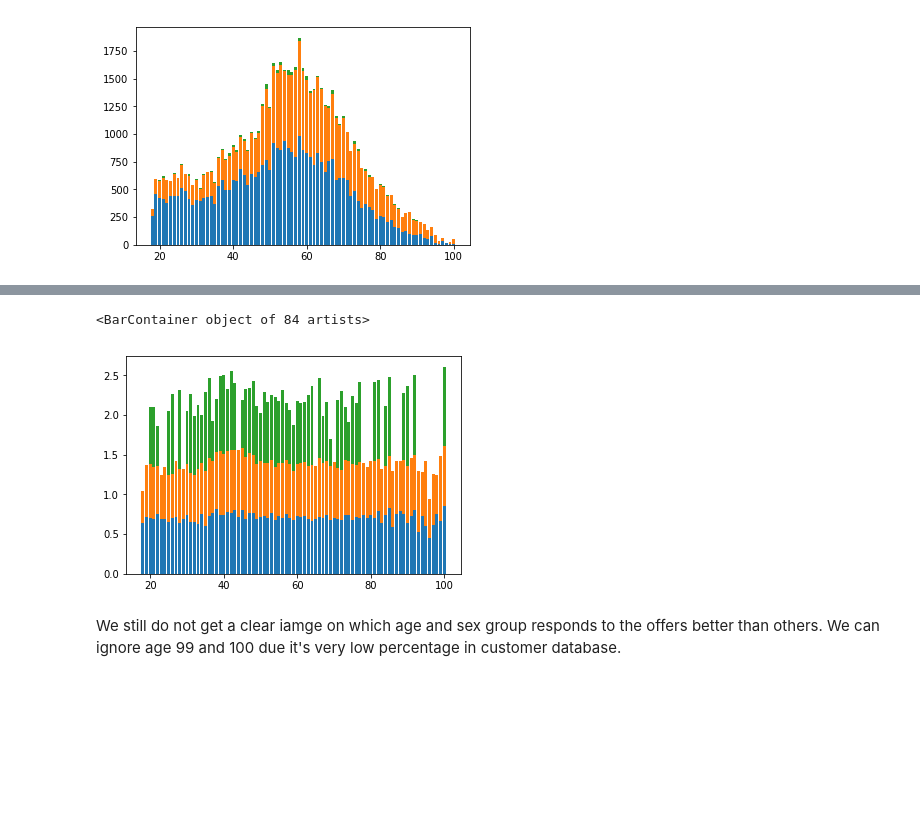
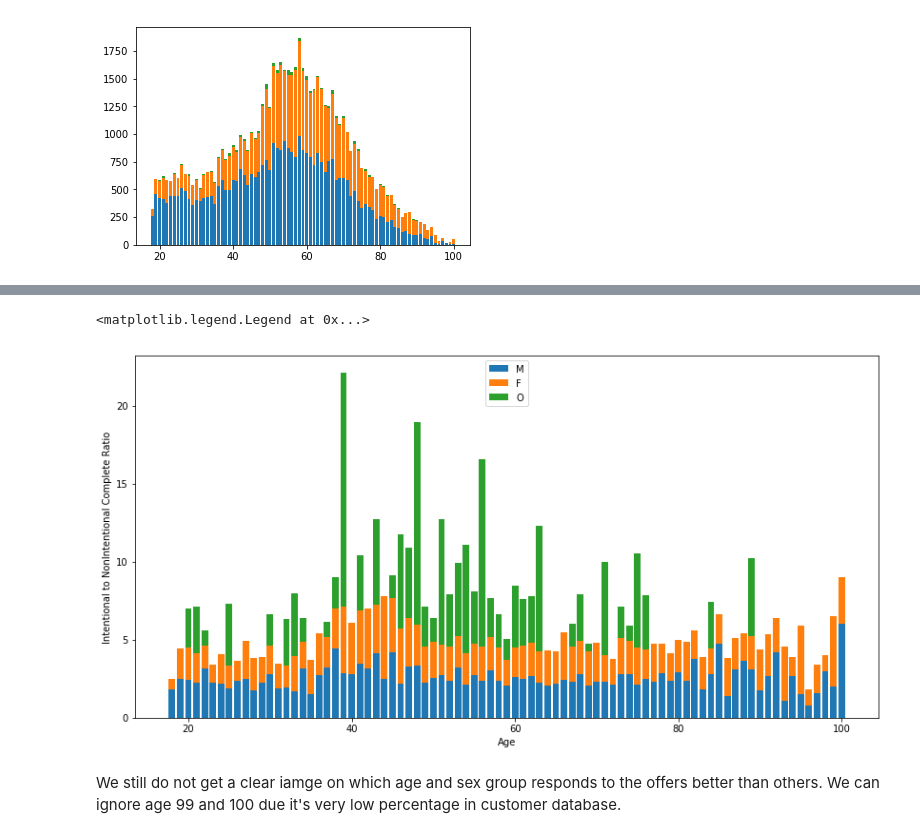
Before and after one commit to onurkapucu/Starbucks_Capstone, a Jupyter notebook: Starbucks_Capstone_notebook.ipynb, the cells around one changed output, grey strips where cells are left out. Saved outputs shown, nothing was run; the diff lists cells and outputs as text; code cells hidden in the pictures; blank space fills up the shorter version.

```diff
--- a/Starbucks_Capstone_notebook.ipynb
+++ b/Starbucks_Capstone_notebook.ipynb
@@ -706,14 +718,24 @@ plt.bar(intent_demog_avg['O'].keys(),intent_demog_avg['O'].values,bottom=intent_
 # %%
 completed_demog_total = transcript_completed.merge(profile_clean,on=['user_id'],how='left').groupby(
     by=['user_gender','user_age'])['user_id'].size().unstack().transpose()
+# %%
+nonintent_demog_total = nonintentional_completes_df.groupby(by=['user_gender','user_age'])['user_id'].size().unstack().transpose()
+intent_demog_avg = intent_demog_total/nonintent_demog_total
+plt.figure(figsize=(14,7))
+plt.bar(intent_demog_avg['M'].keys(),intent_demog_avg['M'].values,label='M')
+plt.bar(intent_demog_avg['F'].keys(),intent_demog_avg['F'].values,bottom=intent_demog_avg['M'].values,label='F')
+plt.bar(intent_demog_avg['O'].keys(),intent_demog_avg['O'].values,bottom=intent_demog_avg['M'].values+intent_demog_avg['F'].values,label='O')
+plt.xlabel('Age')
+plt.ylabel('Intentional to NonIntentional Complete Ratio')
+plt.legend()
+# %% [output]
+<matplotlib.legend.Legend at 0x...>
+[figure, added]
 # %%
-intent_demog_avg = intent_demog_total/completed_demog_total
-plt.bar(intent_demog_avg['M'].keys(),intent_demog_avg['M'].values)
-plt.bar(intent_demog_avg['F'].keys(),intent_demog_avg['F'].values,bottom=intent_demog_avg['M'].values)
-plt.bar(intent_demog_avg['O'].keys(),intent_demog_avg['O'].values,bottom=intent_demog_avg['M'].values+intent_demog_avg['F'].values)
+intent_demog_ratio = intent_demog_total/
+plt.bar(intent_demog_ratio['M'].keys(),intent_demog_ratio['M'].values)
+plt.bar(intent_demog_ratio['F'].keys(),intent_demog_ratio['F'].values,bottom=intent_demog_ratio['M'].values)
+plt.bar(intent_demog_ratio['O'].keys(),intent_demog_ratio['O'].values,bottom=intent_demog_ratio['M'].values+intent_demog_ratio['F'].values)
-# %% [output]
-<BarContainer object of 84 artists>
-[figure, removed]
 # %% [markdown]
 We still do not get a clear iamge on which age and sex group responds to the offers better than others. We can ignore age 99 and 100 due it's very low percentage in customer database.
 # %% [markdown]
```
Also changed, not shown: parts of 5 cells of this notebook.
